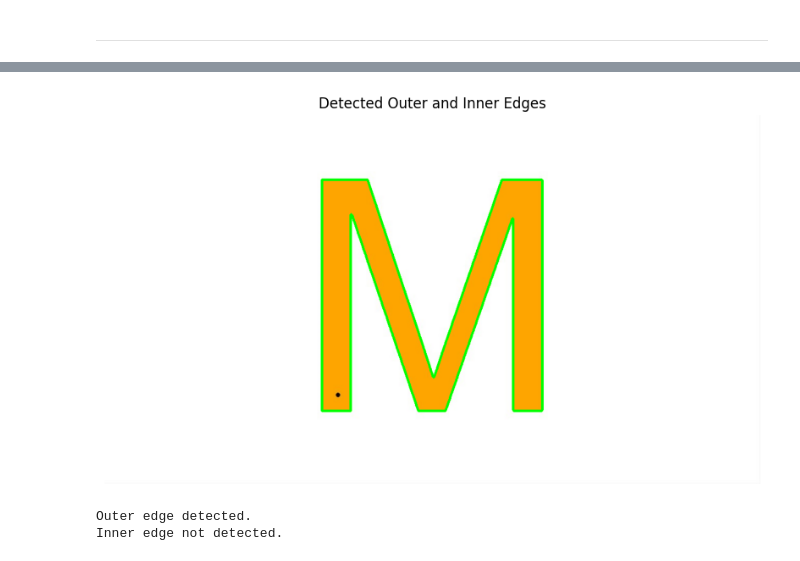
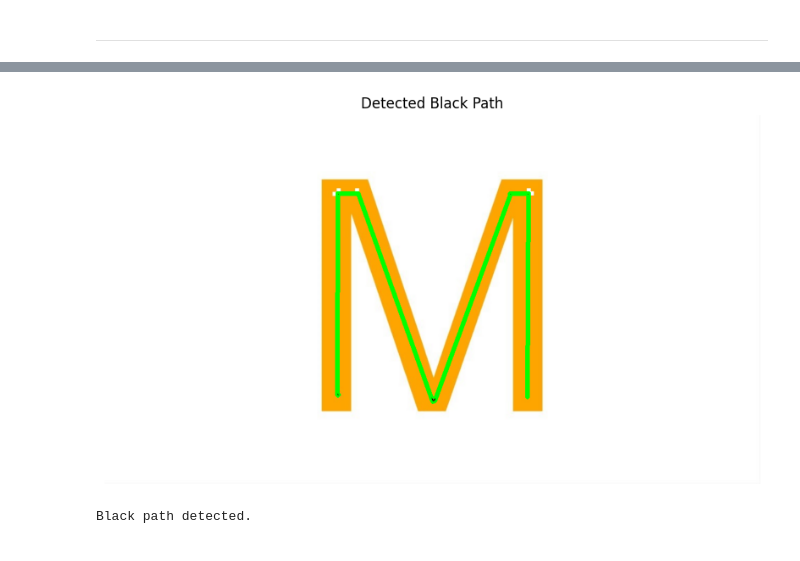
Before and after one commit to ErfaanJoodi/Image-to-Video, a Jupyter notebook: M.ipynb, the cells around one changed output, grey strips where cells are left out. Cells and saved outputs as stored; diff of their text form; code cells hidden in the pictures.

Commit message:
Finishing all the images

```diff
--- a/M.ipynb
+++ b/M.ipynb
@@ -110,56 +57,42 @@ MoviePy - video ready M.mp4
 # %%
 import cv2
 import numpy as np
 import matplotlib.pyplot as plt
 
-def detect_edges(image_path):
+def detect_black_path(image_path):
     # Load the image
     image= cv2.imread(image_path)
     gray= cv2.cvtColor(image, cv2.COLOR_BGR2GRAY)
-
-    # Apply a binary threshold to segment the orange pattern
-    _, binary= cv2.threshold(gray, 200, 255, cv2.THRESH_BINARY_INV)  # Adjust threshold to segment orange
-
+    # Apply a binary threshold to detect dark areas (black path)
+    _, binary= cv2.threshold(gray, 30, 255, cv2.THRESH_BINARY_INV)  # Adjust threshold for black
+    # Remove noise using morphological operations
+    kernel= np.ones((5, 5), np.uint8)
+    binary_cleaned= cv2.morphologyEx(binary, cv2.MORPH_CLOSE, kernel)
     # Find contours
-    contours, hierarchy= cv2.findContours(binary, cv2.RETR_TREE, cv2.CHAIN_APPROX_SIMPLE)
-
+    contours, _= cv2.findContours(binary_cleaned, cv2.RETR_EXTERNAL, cv2.CHAIN_APPROX_SIMPLE)
     output_image= image.copy()
-    edges= {"outer_edge": None, "inner_edge": None}
-
-    for i, contour in enumerate(contours):
+    detected_path= None
+    for contour in contours:
+        # Filter based on area (adjust thresholds as needed)
         area= cv2.contourArea(contour)
-        if area > 1000:  # Filter out smaller areas
-            # Determine if it's the outer or inner edge based on hierarchy
-            if hierarchy[0][i][3] == -1:  # Outer edge has no parent
-                edges["outer_edge"]= contour
-                cv2.drawContours(output_image, [contour], -1, (0, 255, 0), 3)  # Green for outer edge
-            else:  # Inner edge has a parent
-                edges["inner_edge"]= contour
-                cv2.drawContours(output_image, [contour], -1, (255, 0, 0), 3)  # Blue for inner edge
-
-    # Show the processed image with detected edges
+        if area > 500:  # Only consider large connected regions (the path)
+            # Draw the detected path on the output image
+            cv2.drawContours(output_image, [contour], -1, (0, 255, 0), 3)
+            detected_path= contour
+    # Show the processed image with detected path
     plt.figure(figsize= (10, 6))
     plt.imshow(cv2.cvtColor(output_image, cv2.COLOR_BGR2RGB))
-    plt.title("Detected Outer and Inner Edges")
+    plt.title("Detected Black Path")
     plt.axis("off")
     plt.show()
-
-    return edges
-
+    return detected_path
 # Provide the path to your image
-image_path= "M.jpg"
-edges= detect_edges(image_path)
-
-if edges["outer_edge"] is not None:
-    print("Outer edge detected.")
+image_path= "M-Helper.jpg"
+black_path= detect_black_path(image_path)
+if black_path is not None:
+    print("Black path detected.")
 else:
-    print("Outer edge not detected.")
-
-if edges["inner_edge"] is not None:
-    print("Inner edge detected.")
-else:
-    print("Inner edge not detected.")
+    print("Black path could not be detected.")
 # %% [output]
-[figure, old version]
+[figure, new version]
-Outer edge detected.
-Inner edge not detected.
+Black path detected.
```
Also changed, not shown: parts of 8 cells of this notebook, 8 other files.
